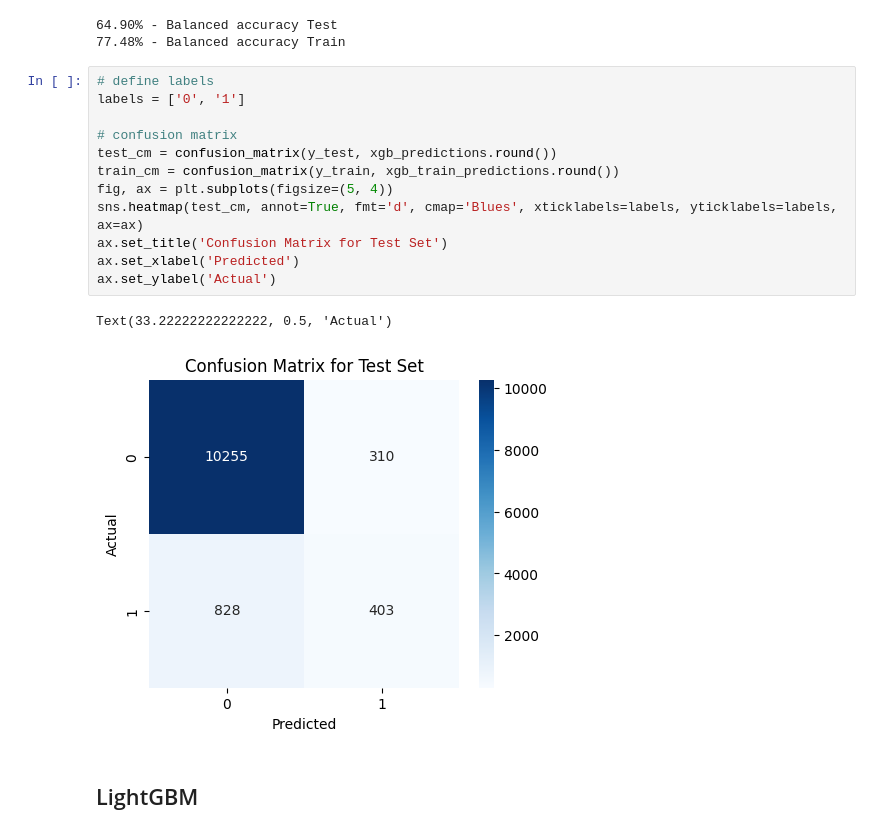
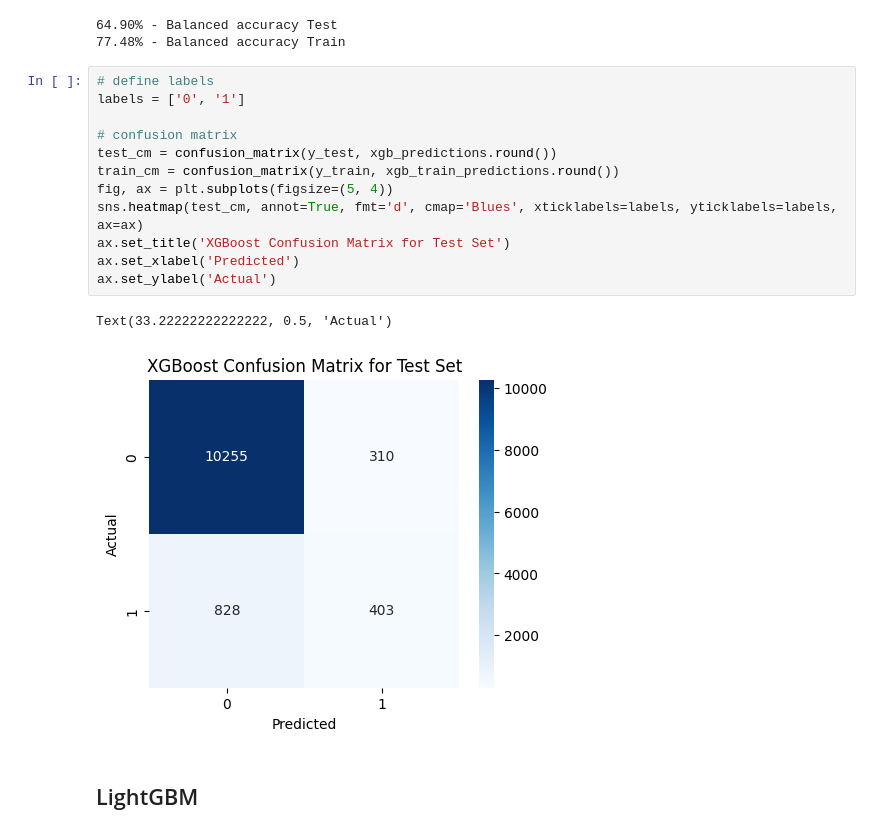
Before and after one commit to jiaminho/RPH-HAC-Prediction, a Jupyter notebook: HAC_Model.ipynb, the cells around one changed output. Saved outputs shown, nothing was run; the diff lists cells and outputs as text.

```diff
--- a/HAC_Model.ipynb
+++ b/HAC_Model.ipynb
@@ -347,18 +538,18 @@ print(f"{balanced_accuracy_score(y_train, xgb_train_predictions.round()) * 100:.
 # %%
 # define labels
 labels = ['0', '1']
 
 # confusion matrix
 test_cm = confusion_matrix(y_test, xgb_predictions.round())
 train_cm = confusion_matrix(y_train, xgb_train_predictions.round())
 fig, ax = plt.subplots(figsize=(5, 4))
 sns.heatmap(test_cm, annot=True, fmt='d', cmap='Blues', xticklabels=labels, yticklabels=labels, ax=ax)
-ax.set_title('Confusion Matrix for Test Set')
+ax.set_title('XGBoost Confusion Matrix for Test Set')
 ax.set_xlabel('Predicted')
 ax.set_ylabel('Actual')
 # %% [output]
 Text(33.22222222222222, 0.5, 'Actual')
-[figure, old version]
+[figure, new version]
 # %% [markdown]
 ## LightGBM
 # %%
```
Also changed, not shown: parts of 36 cells of this notebook.
